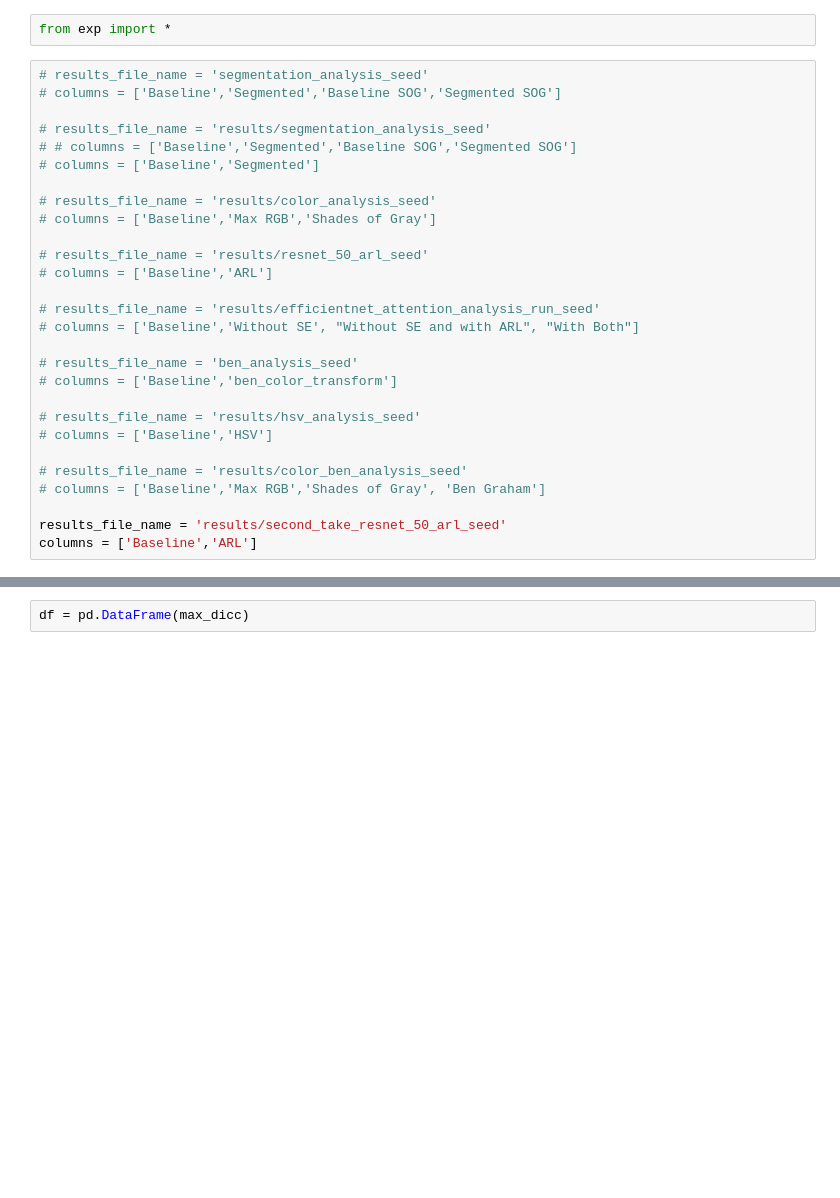
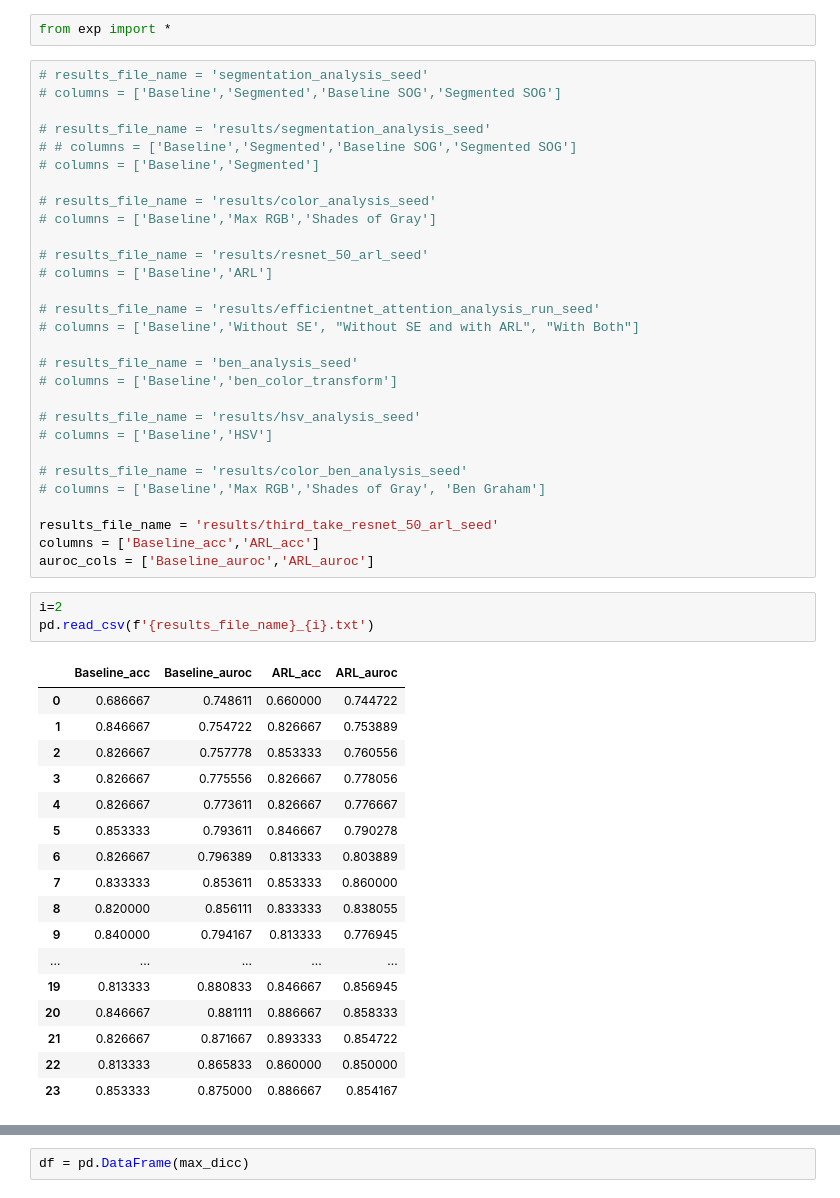
Before and after one commit to mikealche/tesis, a Jupyter notebook: Monitor.ipynb, the cells around one changed output, grey strips where cells are left out. Drawn from its saved outputs; the diff is of its cells as text; blank space fills up the shorter version.

```diff
--- a/Monitor.ipynb
+++ b/Monitor.ipynb
@@ -28,8 +28,30 @@ from exp import *
 # results_file_name = 'results/color_ben_analysis_seed'
 # columns = ['Baseline','Max RGB','Shades of Gray', 'Ben Graham']
 
-results_file_name = 'results/second_take_resnet_50_arl_seed'
-columns = ['Baseline','ARL']
+results_file_name = 'results/third_take_resnet_50_arl_seed'
+columns = ['Baseline_acc','ARL_acc']
+auroc_cols = ['Baseline_auroc','ARL_auroc']
+# %%
+i=2
+pd.read_csv(f'{results_file_name}_{i}.txt')
+# %% [output]
+|  | Baseline_acc | Baseline_auroc | ARL_acc | ARL_auroc |
+| 0 | 0.686667 | 0.748611 | 0.660000 | 0.744722 |
+| 1 | 0.846667 | 0.754722 | 0.826667 | 0.753889 |
+| 2 | 0.826667 | 0.757778 | 0.853333 | 0.760556 |
+| 3 | 0.826667 | 0.775556 | 0.826667 | 0.778056 |
+| 4 | 0.826667 | 0.773611 | 0.826667 | 0.776667 |
+| 5 | 0.853333 | 0.793611 | 0.846667 | 0.790278 |
+| 6 | 0.826667 | 0.796389 | 0.813333 | 0.803889 |
+| 7 | 0.833333 | 0.853611 | 0.853333 | 0.860000 |
+| 8 | 0.820000 | 0.856111 | 0.833333 | 0.838055 |
+| 9 | 0.840000 | 0.794167 | 0.813333 | 0.776945 |
+| ... | ... | ... | ... | ... |
+| 19 | 0.813333 | 0.880833 | 0.846667 | 0.856945 |
+| 20 | 0.846667 | 0.881111 | 0.886667 | 0.858333 |
+| 21 | 0.826667 | 0.871667 | 0.893333 | 0.854722 |
+| 22 | 0.813333 | 0.865833 | 0.860000 | 0.850000 |
+| 23 | 0.853333 | 0.875000 | 0.886667 | 0.854167 |
 # %%
 runs = {}
 baseline = {}
```
Also changed, not shown: parts of 3 cells of this notebook, 1 other file.
